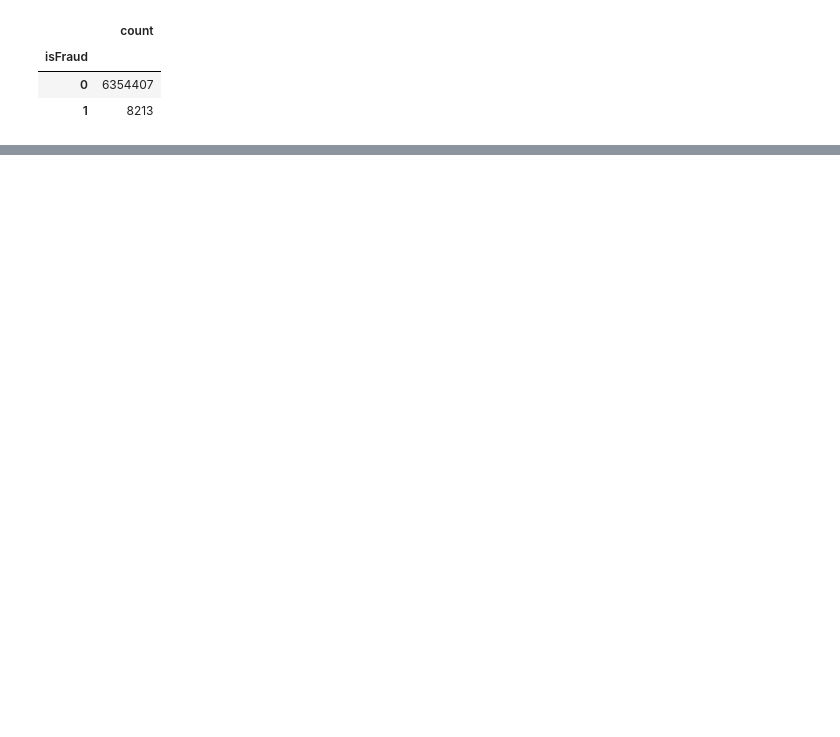
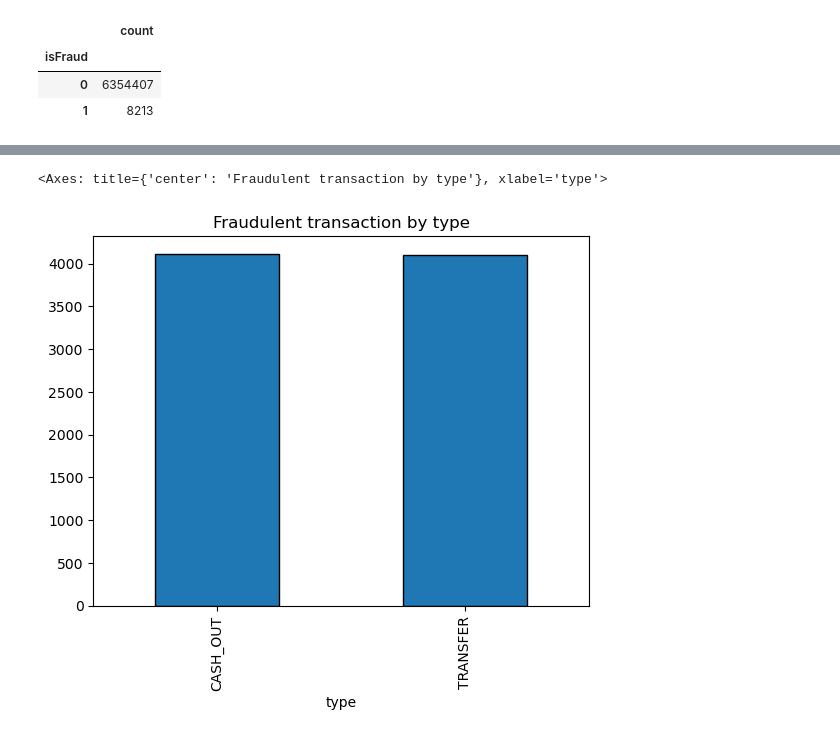
Before and after one commit to MaimunaBawa/Phase2TLAB1, a Jupyter notebook: EDA-1.ipynb, the cells around one changed output, grey strips where cells are left out. Cells and saved outputs as stored; diff of their text form; code cells hidden in the pictures; blank space fills up the shorter version.

```diff
--- a/EDA-1.ipynb
+++ b/EDA-1.ipynb
@@ -106,3 +127,4 @@ df_fraud.plot.bar(edgecolor="black")
 # %%
-Fraud = df[df["isFraud"] == 1]
-NotFraud = df[df["isFraud"] == 0]
+#Turn isFraud and into boolean index 1 for isfraud 0 for is not fraud
+Fraud_df= df[df["isFraud"] == 1]
+NotFraud_df= df[df["isFraud"] == 0]
@@ -124,0 +176,6 @@ Fraud
+# %%
+# distrubtion of actual Fraudulent transaction
+Fraud_df["type"].value_counts().plot.bar( title = "Fraudulent transaction by type",edgecolor="black")
+# %% [output]
+<Axes: title={'center': 'Fraudulent transaction by type'}, xlabel='type'>
+[figure, added]
```
Also changed, not shown: parts of 19 cells of this notebook.
